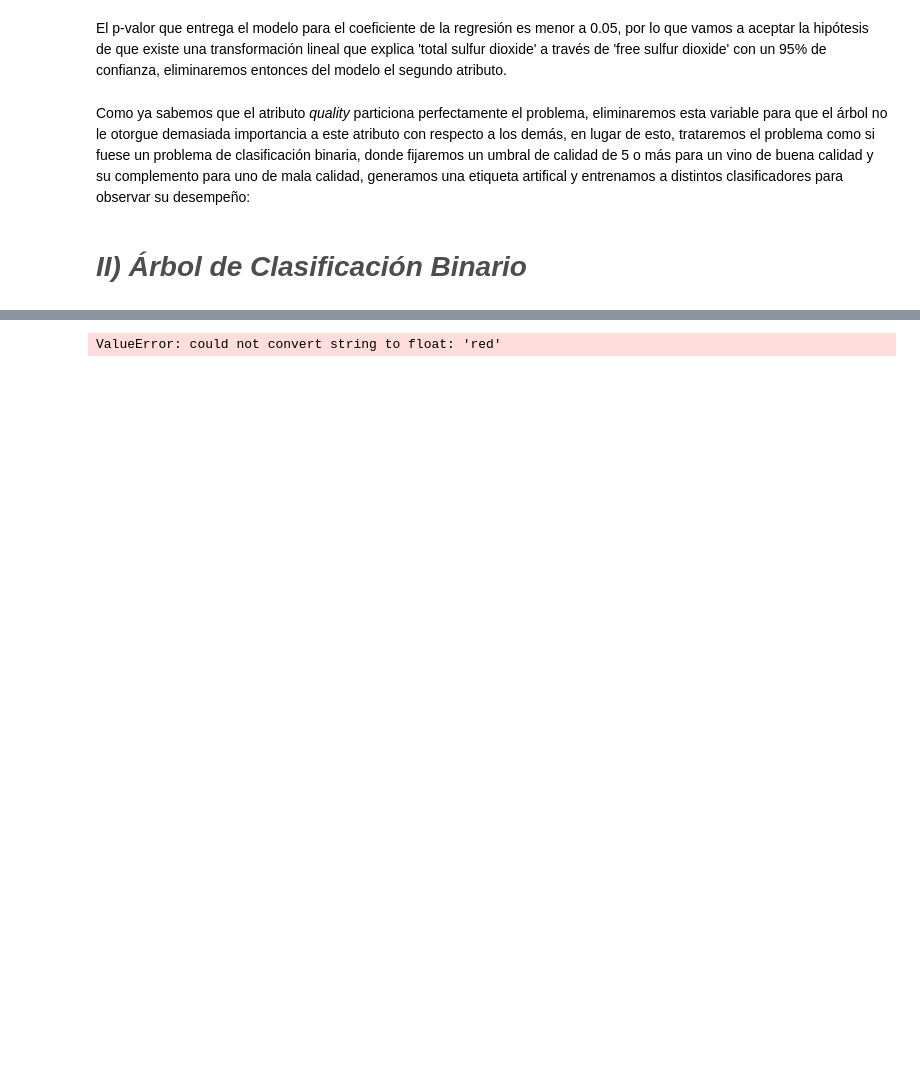
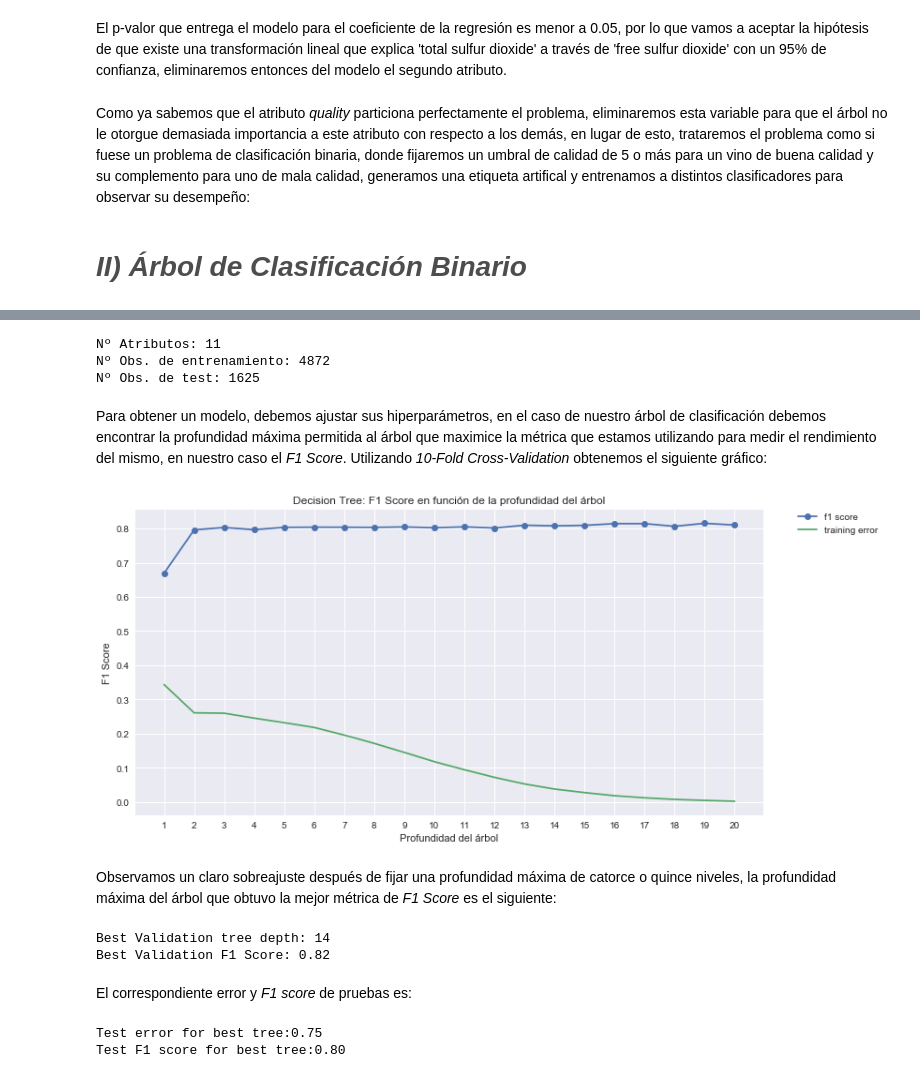
Before and after one commit to TattooeDeer/Tarea-3-ML, a Jupyter notebook: Tarea 3.ipynb, the cells around one changed output, grey strips where cells are left out. Drawn from its saved outputs; the diff is of its cells as text; code cells hidden in the pictures; blank space fills up the shorter version.

```diff
--- a/Tarea 3.ipynb
+++ b/Tarea 3.ipynb
@@ -339,11 +564,11 @@ Warnings:
 # %% [markdown]
 El p-valor que entrega el modelo para el coeficiente de la regresión es menor a 0.05, por lo que vamos a aceptar la hipótesis de que existe una transformación lineal que explica 'total sulfur dioxide' a través de 'free sulfur dioxide' con un 95% de confianza, eliminaremos entonces del modelo el segundo atributo.
 # %%
-df_bin.drop(['free sulfur dioxide'], axis = 1);
+df_bin.drop(['free sulfur dioxide'], axis = 1, inplace = True);
 # %% [markdown]
 Como ya sabemos que el atributo *quality* particiona perfectamente el problema, eliminaremos esta variable para que el árbol no le otorgue demasiada importancia a este atributo con respecto a los demás, en lugar de esto, trataremos el problema como si fuese un problema de clasificación binaria, donde fijaremos un umbral de calidad de 5 o más para un vino de buena calidad y su complemento para uno de mala calidad, generamos una etiqueta artifical y entrenamos a distintos clasificadores para observar su desempeño:
 # %%
-df_bin.drop('quality')
+df_bin.drop(['quality'], axis = 1, inplace = True)
 x_train, x_test, y_train, y_test = train_test_split(
     df_bin.loc[:, df_bin.columns != 'binary quality'],
     df_bin.loc[:, df_bin.columns == 'binary quality'],
@@ -359,9 +581,0 @@ Nuestra primera aproximación para modelar el problema será mediante la utiliza
-# %%
-#Primero veamos a que resultado llega cuando no le restringimos la profundidad
-dtc = DecisionTreeClassifier()
-#Obs: sklearn no acepta aun etiquetas que no sean de tipo float/integer, por lo que hay que binarizar las clases de vino
-
-dtc.fit(x_train,y_train)
-dtc_preds = dtc.predict(x_test)
-# %% [output]
-ValueError: could not convert string to float: 'red'
@@ -369,0 +582,9 @@ ValueError: could not convert string to float: 'red'
+# %%
+#c) CT multinivel, evaluación de metrica F1
+print("Nº Atributos: %d" %x_train.shape[1])
+print("Nº Obs. de entrenamiento: %d" %x_train.shape[0])
+print("Nº Obs. de test: %d" %x_test.shape[0])
+# %% [output]
+Nº Atributos: 11
+Nº Obs. de entrenamiento: 4872
+Nº Obs. de test: 1625
@@ -369,0 +594,22 @@ ValueError: could not convert string to float: 'red'
+# %% [markdown]
+Para obtener un modelo, debemos ajustar sus hiperparámetros, en el caso de nuestro árbol de clasificación debemos encontrar la profundidad máxima permitida al árbol que maximice la métrica que estamos utilizando para medir el rendimiento del mismo, en nuestro caso el *F1 Score*. Utilizando *10-Fold Cross-Validation* obtenemos el siguiente gráfico:
+# %%
+best_tree,best_tree_score = plot_cv_error(x_train, y_train, meth = 'TreeClassifier',max_depth = 20)
+# %% [output]
+[figure, added]
+# %% [markdown]
+Observamos un claro sobreajuste después de fijar una profundidad máxima de catorce o quince niveles, la profundidad máxima del árbol que obtuvo la mejor métrica de *F1 Score* es el siguiente:
+# %%
+print("Best Validation tree depth: %d" % best_tree.max_depth)
+print("Best Validation F1 Score: %.2f" % best_score)
+# %% [output]
+Best Validation tree depth: 14
+Best Validation F1 Score: 0.82
+# %% [markdown]
+El correspondiente error y *F1 score* de pruebas es:
+# %%
+print("Test error for best tree:%.2f" %best_tree.score(x_test,y_test))
+print("Test F1 score for best tree:%.2f" %f1_score(y_test,best_tree.predict(x_test)))
+# %% [output]
+Test error for best tree:0.75
+Test F1 score for best tree:0.80
```
Also changed, not shown: parts of 43 cells of this notebook, 4 other files.
